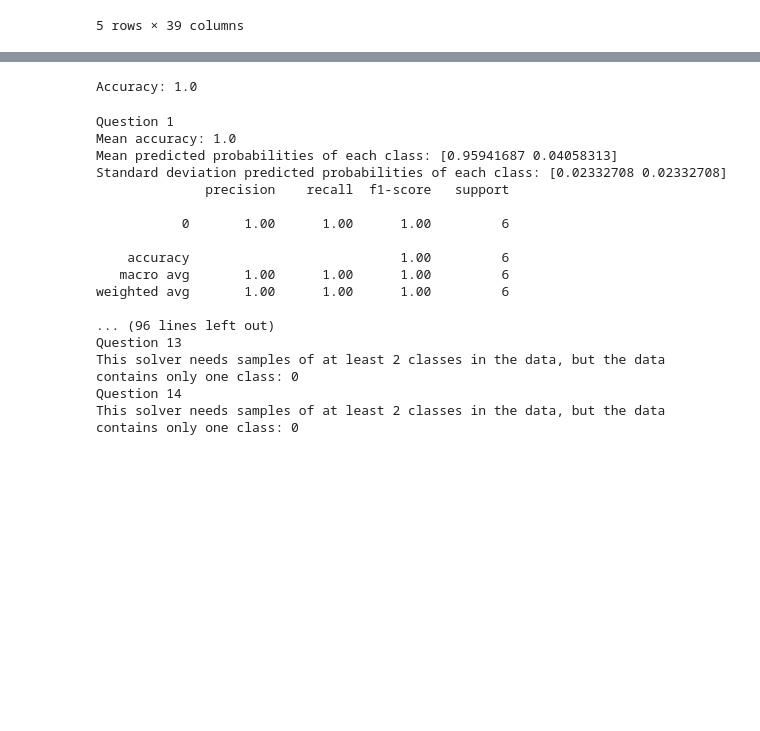
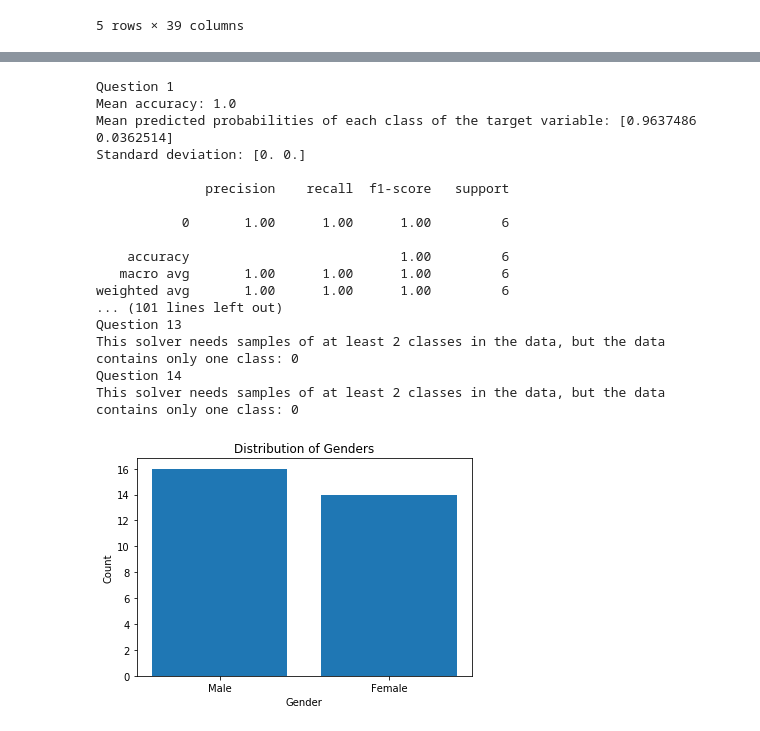
Before and after one commit to iatecookies/BachelorThesis, a Jupyter notebook: analysis.ipynb, the cells around one changed output, grey strips where cells are left out. Drawn from its saved outputs; the diff is of its cells as text; code cells hidden in the pictures; blank space fills up the shorter version.

Commit message:
frequency plots from social demographic questions

```diff
--- a/analysis.ipynb
+++ b/analysis.ipynb
@@ -79,26 +59,26 @@ for index, row in df_question1.iterrows():
 
 #print(new_dataset.info())
 # %%
-X = new_dataset[['Factor1', 'Factor2', 'Factor3']]
-y = new_dataset['Target_Question']
+# Only question 1
 
-# Split the data into training and testing sets
-X_train, X_test, y_train, y_test = train_test_split(X, y, test_size=0.2, random_state=42)
+# X = new_dataset[['Factor1', 'Factor2', 'Factor3']]
+# y = new_dataset['Target_Question']
 
-# Initialize the multinomial logistic regression model
-model = LogisticRegression(multi_class='multinomial', solver='lbfgs')
+# # Split the data into training and testing sets
+# X_train, X_test, y_train, y_test = train_test_split(X, y, test_size=0.2, random_state=42)
 
-# Fit the model on the training data
-model.fit(X_train, y_train)
+# # Initialize the multinomial logistic regression model
+# model = LogisticRegression(multi_class='multinomial', solver='lbfgs')
 
-# Predict the target variable for the test data
-y_pred = model.predict(X_test)
+# # Fit the model on the training data
+# model.fit(X_train, y_train)
 
-# Evaluate the model
-accuracy = model.score(X_test, y_test)
-print("Accuracy:", accuracy)
+# # Predict the target variable for the test data
+# y_pred = model.predict(X_test)
+
+# # Evaluate the model
+# accuracy = model.score(X_test, y_test)
+# print("Accuracy:", accuracy)
-# %% [output]
-Accuracy: 1.0
 # %%
 # Now for all the questions
 
@@ -184,11 +164,11 @@ for i in range (1, 15):
         print("Mean accuracy:", accuracy)
         accuracies.append(accuracy)
 
-        prob = model.predict_proba(X)
-        print("Mean predicted probabilities of each class:", np.mean(prob, axis= 0))
-        print("Standard deviation predicted probabilities of each class:", np.std(prob, axis= 0))
+        prob = model.predict_proba(X_test)
+        print("Mean predicted probabilities of each class of the target variable:", np.mean(prob, axis= 0))
+        print("Standard deviation:", np.std(prob, axis= 0))
 
-
+        print()
 
         #Compare the predicted labels to the true labels and use one of the measures to quantify how well the model is doing.
         print(sklearn.metrics.classification_report(y_test, y_pred))
@@ -201,8 +181,9 @@ for i in range (1, 15):
 # %% [output]
 Question 1
 Mean accuracy: 1.0
-Mean predicted probabilities of each class: [0.95941687 0.04058313]
-Standard deviation predicted probabilities of each class: [0.02332708 0.02332708]
+Mean predicted probabilities of each class of the target variable: [0.9637486 0.0362514]
+Standard deviation: [0. 0.]
+
               precision    recall  f1-score   support
 
            0       1.00      1.00      1.00         6
@@ -210,9 +191,27 @@ Standard deviation predicted probabilities of each class: [0.02332708 0.02332708
     accuracy                           1.00         6
    macro avg       1.00      1.00      1.00         6
 weighted avg       1.00      1.00      1.00         6
-
-... (96 lines left out)
+... (101 lines left out)
 Question 13
 This solver needs samples of at least 2 classes in the data, but the data contains only one class: 0
 Question 14
 This solver needs samples of at least 2 classes in the data, but the data contains only one class: 0
+# %%
+# Demographic statistics
+
+
+# Count the occurrences of each gender category
+gender_counts = df['Q15'].value_counts()
+
+# Create a bar plot
+plt.bar(gender_counts.index, gender_counts.values)
+
+# Add labels and title
+plt.xlabel('Gender')
+plt.ylabel('Count')
+plt.title('Distribution of Genders')
+
+# Show the plot
+plt.show()
+# %% [output]
+[figure, added]
```
Also changed, not shown: parts of 7 cells of this notebook.
